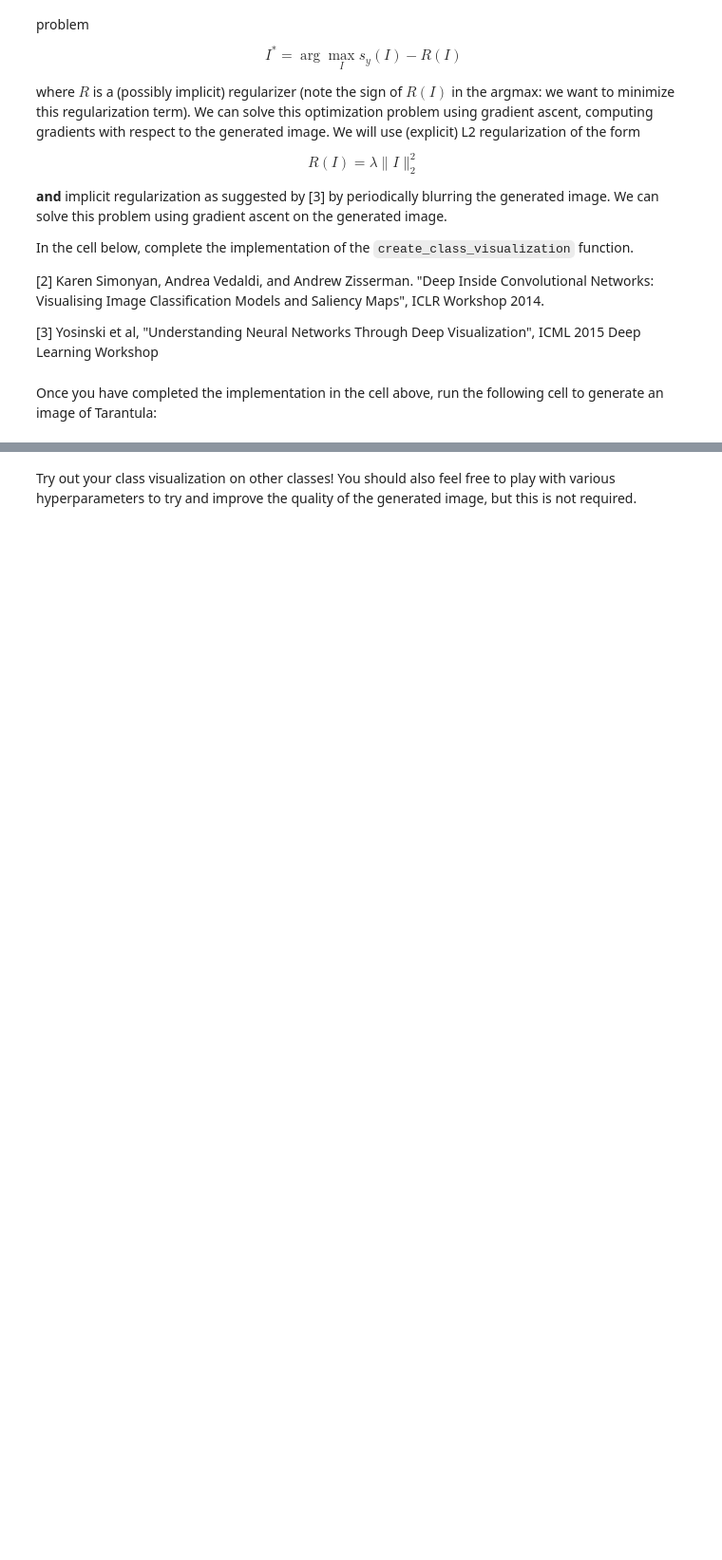
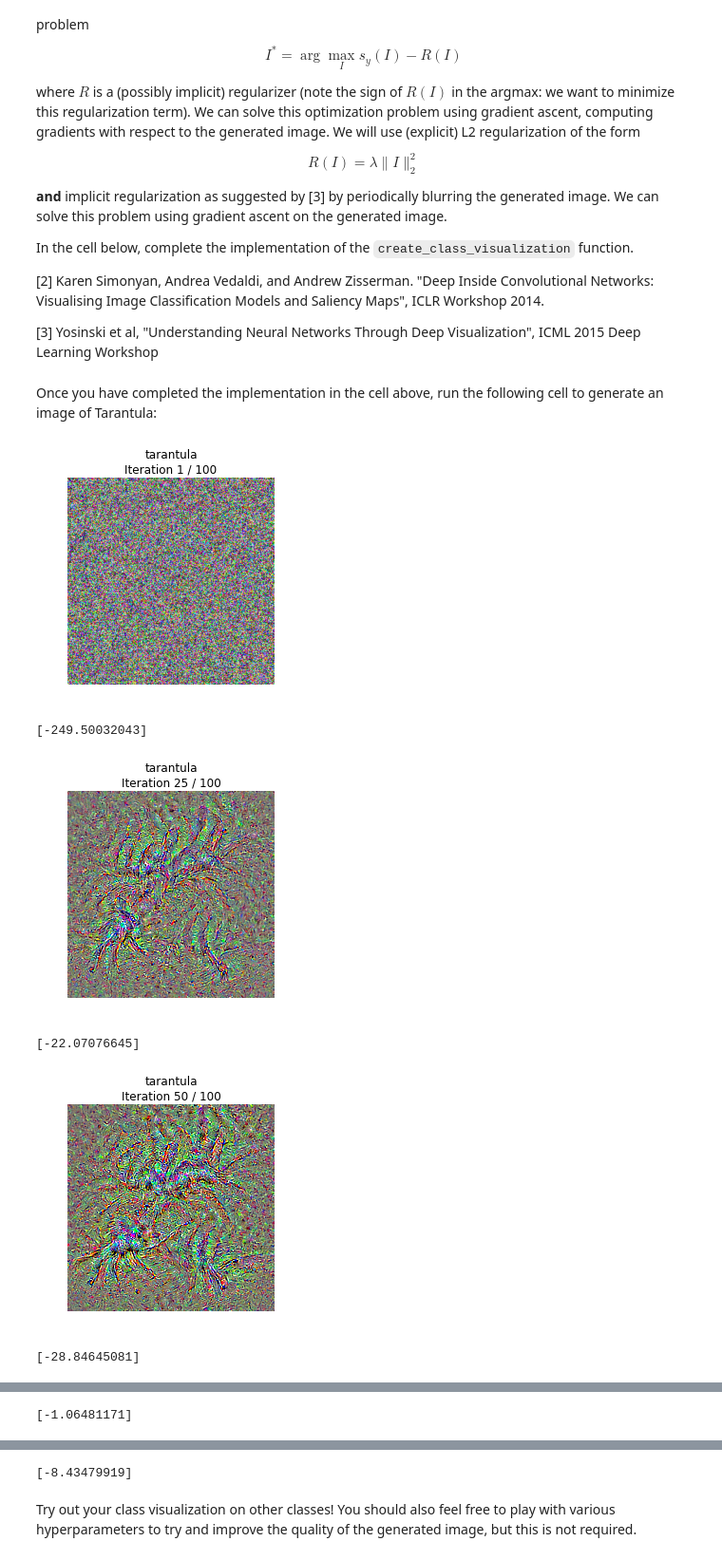
Before and after one commit to barnrang/CS231-Assignment, a Jupyter notebook: assignment3/NetworkVisualization-TensorFlow.ipynb, the cells around one changed output, grey strips where cells are left out. Shown at 95% size. Drawn from its saved outputs; the diff is of its cells as text; code cells hidden in the pictures; blank space fills up the shorter version.

Commit message:
finished visualization

```diff
--- a/assignment3/NetworkVisualization-TensorFlow.ipynb
+++ b/assignment3/NetworkVisualization-TensorFlow.ipynb
@@ -343,9 +343,9 @@ def create_class_visualization(target_y, model, **kwargs):
     # use model.classifier to get the scores, and tf.gradients to compute  #
     # gradients. Don't forget the (subtracted) L2 regularization term!     #
     ########################################################################
-    loss = None # scalar loss
-    grad = None # gradient of loss with respect to model.image, same size as model.image
-    pass
+    loss = tf.gather_nd(model.classifier, tf.stack((tf.range(X.shape[0]), [target_y]), axis=1)) \
+    - l2_reg * tf.reduce_sum(tf.square(model.image))
+    grad = tf.gradients(loss, model.image)[0] # gradient of loss with respect to model.image, same size as model.image
     ############################################################################
     #                             END OF YOUR CODE                             #
     ############################################################################
@@ -356,7 +356,6 @@ def create_class_visualization(target_y, model, **kwargs):
         ox, oy = np.random.randint(-max_jitter, max_jitter+1, 2)
         Xi = X.copy()
         X = np.roll(np.roll(X, ox, 1), oy, 2)
-
         ########################################################################
         # TODO: Use sess to compute the value of the gradient of the score for #
         # class target_y with respect to the pixels of the image, and make a   #
@@ -365,7 +364,9 @@ def create_class_visualization(target_y, model, **kwargs):
         #                                                                      #
         # Be very careful about the signs of elements in your code.            #
         ########################################################################
-        pass
+        feed_dict = {model.image:X, model.labels:[target_y]}
+        X_c, dis_loss = sess.run([grad, loss],feed_dict=feed_dict)
+        X = X + learning_rate * X_c
         ############################################################################
         #                             END OF YOUR CODE                             #
         ############################################################################
@@ -386,9 +387,18 @@ def create_class_visualization(target_y, model, **kwargs):
             plt.gcf().set_size_inches(4, 4)
             plt.axis('off')
             plt.show()
+            print(dis_loss)
     return X
 # %% [markdown]
 Once you have completed the implementation in the cell above, run the following cell to generate an image of Tarantula:
 # %%
 target_y = 76 # Tarantula
-out = create_class_visualization(target_y, model)
+with tf.device('/gpu:0'):
+    out = create_class_visualization(target_y, model)
+# %% [output]
+[figure, added]
+[-249.50032043]
+[figure, added]
+[-22.07076645]
+[figure, added]
+[-28.84645081]
@@ -394,0 +406 @@ out = create_class_visualization(target_y, model)
+[-1.06481171]
@@ -395,3 +408,4 @@ out = create_class_visualization(target_y, model)
+[-8.43479919]
 # %% [markdown]
 Try out your class visualization on other classes! You should also feel free to play with various hyperparameters to try and improve the quality of the generated image, but this is not required.
 # %%
```
Also changed, not shown: parts of 2 cells of this notebook.
